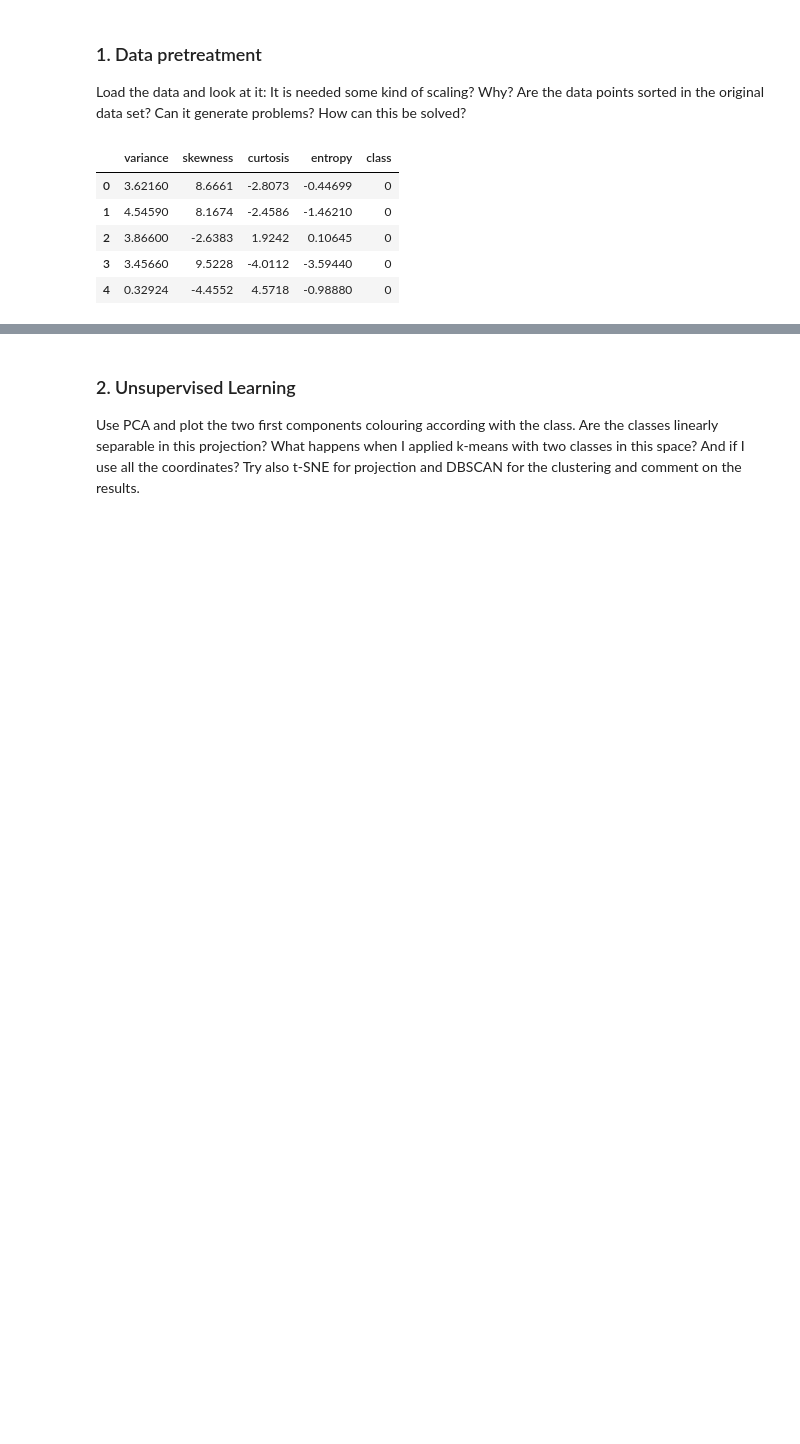
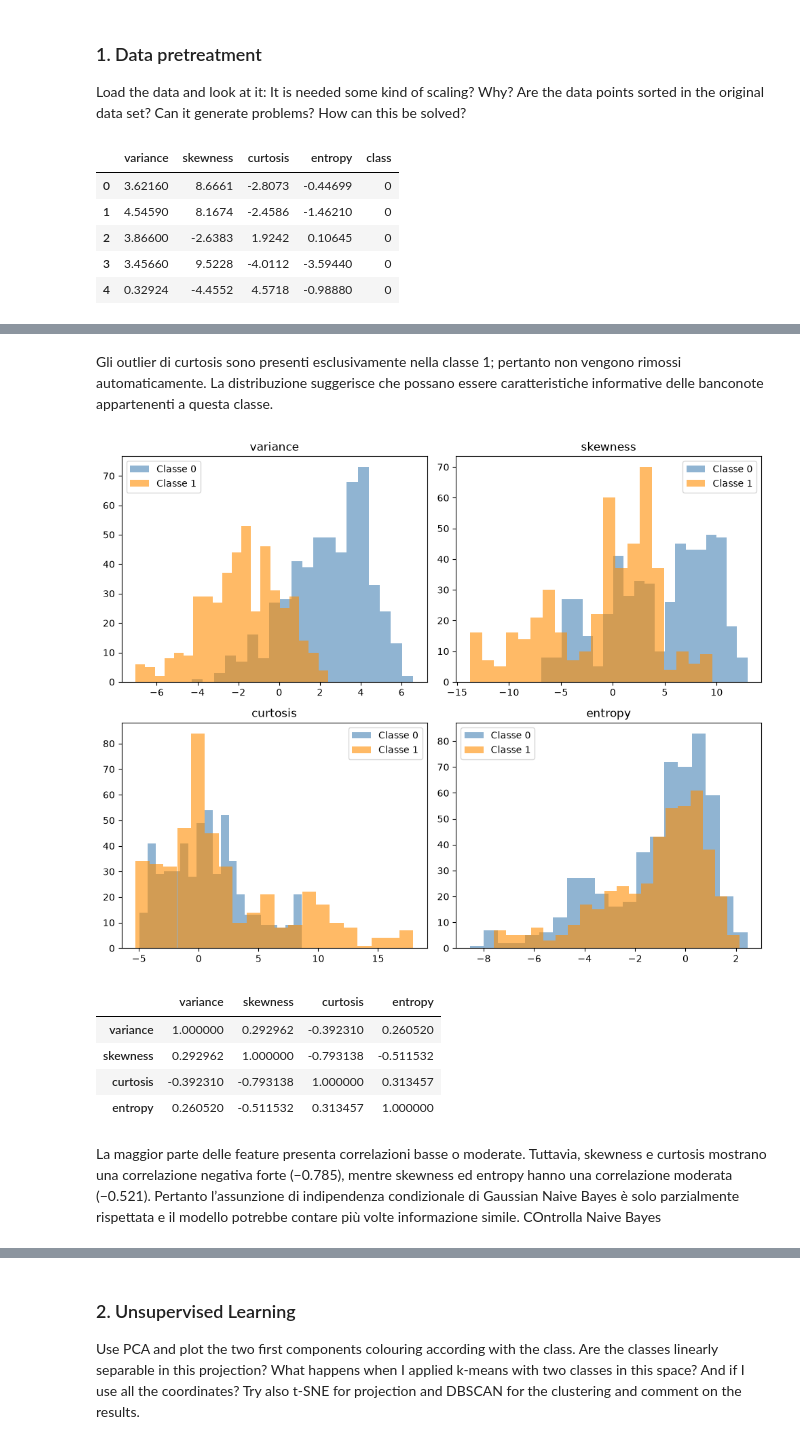
Before and after one commit to NicXVII/Intro_to_ML_26-27, a Jupyter notebook: Challenges/challenge_one.ipynb, the cells around one changed output, grey strips where cells are left out. Drawn from its saved outputs; the diff is of its cells as text; code cells hidden in the pictures; blank space fills up the shorter version.

```diff
--- a/Challenges/challenge_one.ipynb
+++ b/Challenges/challenge_one.ipynb
@@ -90,3 +167,46 @@ Rows with at least one potential outlier: 92
+# %% [markdown]
+Gli outlier di curtosis sono presenti esclusivamente nella classe 1; pertanto non vengono rimossi automaticamente. La distribuzione suggerisce che possano essere caratteristiche informative delle banconote appartenenti a questa classe.
+# %%
+from sklearn.model_selection import train_test_split
+X = df_clean[feature_columns]
+y = df_clean["class"]
+
+X_train, X_test, y_train, y_test = train_test_split(
+    X, y, test_size=372, stratify=y, shuffle=True, random_state=42)
+
+X_train.describe()
+X_train.skew()
+
+fig, axes = plt.subplots(2, 2, figsize=(10, 8))
+
+colors = {0: "steelblue", 1: "darkorange"}
+
+for ax, feature in zip(axes.ravel(), feature_columns):
+    for class_value, color in colors.items():
+        ax.hist(
+            X_train.loc[y_train == class_value, feature],
+            bins=20,
+            alpha=0.6,
+            color=color,
+            label=f"Classe {class_value}",
+        )
+    ax.set_title(feature)
+    ax.legend()
+
+plt.tight_layout()
+plt.show()
+
+
+X_train.corr()
+# %% [output]
+[figure, added]
+|  | variance | skewness | curtosis | entropy |
+| variance | 1.000000 | 0.292962 | -0.392310 | 0.260520 |
+| skewness | 0.292962 | 1.000000 | -0.793138 | -0.511532 |
+| curtosis | -0.392310 | -0.793138 | 1.000000 | 0.313457 |
+| entropy | 0.260520 | -0.511532 | 0.313457 | 1.000000 |
+# %% [markdown]
+La maggior parte delle feature presenta correlazioni basse o moderate. Tuttavia, skewness e curtosis mostrano una correlazione negativa forte (−0.785), mentre skewness ed entropy hanno una correlazione moderata (−0.521). Pertanto l’assunzione di indipendenza condizionale di Gaussian Naive Bayes è solo parzialmente rispettata e il modello potrebbe contare più volte informazione simile.  COntrolla Naive Bayes
 # %%
 from sklearn.compose import ColumnTransformer
 from sklearn.preprocessing import PowerTransformer
```
Also changed, not shown: parts of 25 cells of this notebook, 3 other files.
